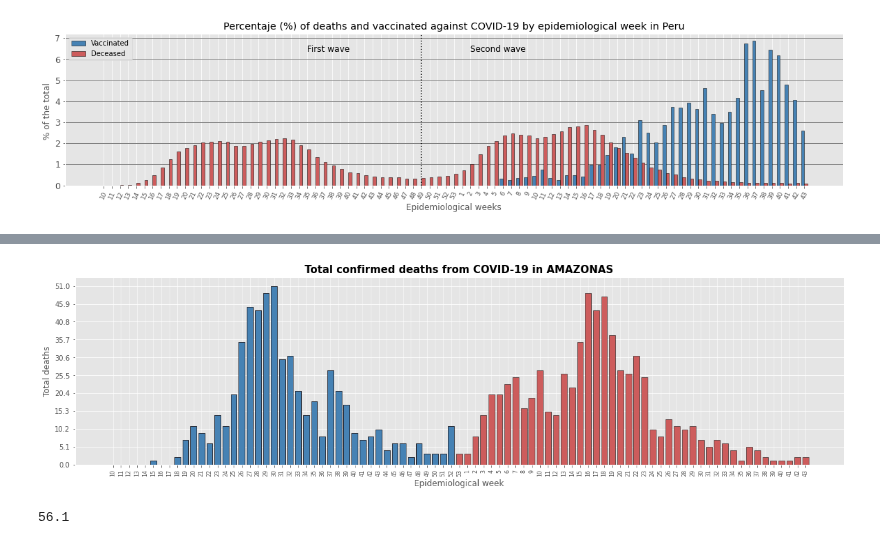
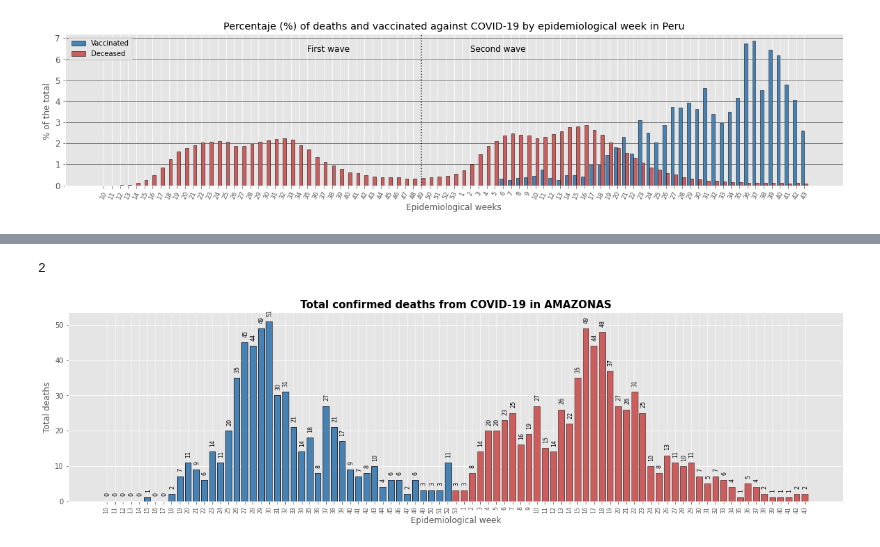
Before and after one commit to xxotto/covid19-Peru, a Jupyter notebook: 3_graphs.ipynb, the cells around one changed output, grey strips where cells are left out. Saved outputs shown, nothing was run; the diff lists cells and outputs as text; code cells hidden in the pictures.

```diff
--- a/3_graphs.ipynb
+++ b/3_graphs.ipynb
@@ -84,9 +84,10 @@ def barplot_dec(df):
     def autolabel(rects):
         for rect in rects:
             height = rect.get_height()
-            plt.text(rect.get_x() + rect.get_width()/2 +.09, 115 + height,
+            plt.text(rect.get_x() + rect.get_width()/2 +.09, 150 + height,
                     '%d' % int(height), ha='center', va='bottom',
                     rotation = 90, fontsize=8)
+
     autolabel(a)
 
     plt.text(15.5, 5375, r"2020", fontsize=14, color = "steelblue", weight="bold")
@@ -96,7 +97,7 @@ def barplot_dec(df):
     plt.text(41, 6375, r"Second wave", fontsize=12)
 
     # In week 49 start the new wave (01/12/2020)
-    plt.axvline(x=39, color="brown", linestyle=":", linewidth=.75, zorder=1)
+    plt.axvline(x=39, color="brown", linestyle=":", linewidth=1, zorder=1)
 
     """ ax2 = plt.twinx()
     ax2.plot(x, epi_df['deceased_cum'], color='black', linestyle="-", linewidth=.75)
@@ -257,16 +255,16 @@ def barplot_dec(df, dep_name):
     x = np.arange(len(df["epi_week"]))  # x axis positions
 
     # The red bar is plotted first, then blue bar is plotted above
-    plt.bar(x, df[dep_name], width, color="indianred", edgecolor="black", zorder=2)
+    bar = plt.bar(x, df[dep_name], width, color="indianred", edgecolor="black", zorder=2)
     plt.bar(np.arange(0,43), df[dep_name].iloc[0:43], width, color="steelblue",
             edgecolor="black", zorder=3)
 
     # Bar names in 'x' and 'y' axis
     plt.xticks(x, df["epi_week"], rotation = 90)  # Create names on the x-axis
     plt.tick_params(axis="x", labelsize = 8)
-    plt.yticks(np.arange(0, dep_df[ dep_name].max() +
+    """ plt.yticks(np.arange(0, dep_df[ dep_name].max() +
                round(10/100*dep_df[dep_name].max()),
-               10/100*dep_df[ dep_name].max()))  # Create names on the y-axis
+               10/100*dep_df[ dep_name].max()))  # Create names on the y-axis """
 
     # Total number in each bar
     def autolabel(rects):
@@ -280,38 +278,38 @@ def barplot_dec(df, dep_name):
     plt.title("Total confirmed deaths from COVID-19 in " + str(dep_name), fontsize=15, weight="bold")
     plt.xlabel("Epidemiological week", fontsize=12)
     plt.ylabel("Total deaths", fontsize = 12)
-
     """
     def autolabel(rects):
         for rect in rects:
             height = rect.get_height()
-            plt.text(rect.get_x() + rect.get_width()/2 +.09, 2 + height,
+            plt.text(rect.get_x() + rect.get_width()/2 +.09, 1.5 + height,
                     '%d' % int(height), ha='center', va='bottom',
                     rotation = 90, fontsize=8)
-    autolabel(a)
+        print(height)
+    autolabel(bar)"""
 
+    """
     # In week 49 start the new wave (01/12/2020)
     plt.axvline(x=39, color="brown", linestyle=":", linewidth=.75, zorder=1)
 
     plt.text(15.5, 5375, r"2020", fontsize=14, color = "steelblue", weight="bold")
     plt.text(65, 5375, r"2021", fontsize=14, color="indianred", weight="bold")
 
     plt.text(31.5, 6375, r"First wave", fontsize=12)
     plt.text(41, 6375, r"Second wave", fontsize=12)
     """
     """ ax2 = plt.twinx()
     ax2.plot(x, epi_df['deceased_cum'], color='black', linestyle="-", linewidth=.75)
     ax2.set_ylim(0,210000,15000)
     ax2.set_ylabel('Cumulative confirmed COVID-19 deaths') """
 
     plt.grid(True, axis= "x", linewidth=.5, linestyle="-")  # Configure grid
     plt.rcParams["axes.axisbelow"] = True
 
     plt.show()
 
 barplot_dec(dep_df, "AMAZONAS")
-print(dep_df["AMAZONAS"].max() + 10/100*dep_df["AMAZONAS"].max())
 # %% [output]
+2
-[figure, old version]
+[figure, new version]
-56.1
 # %%
```
Also changed, not shown: parts of 4 cells of this notebook, 1 other file.
